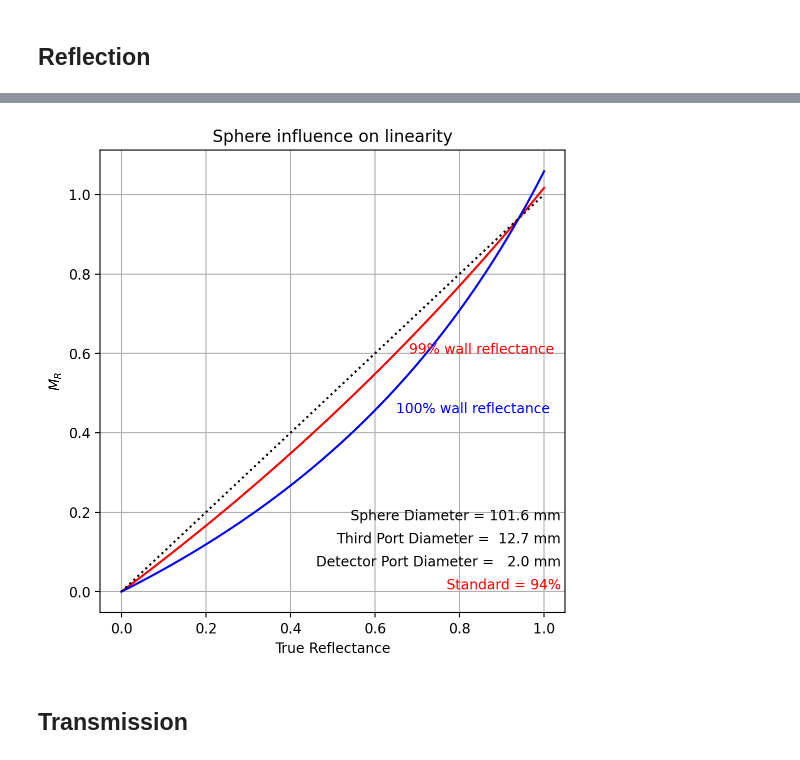
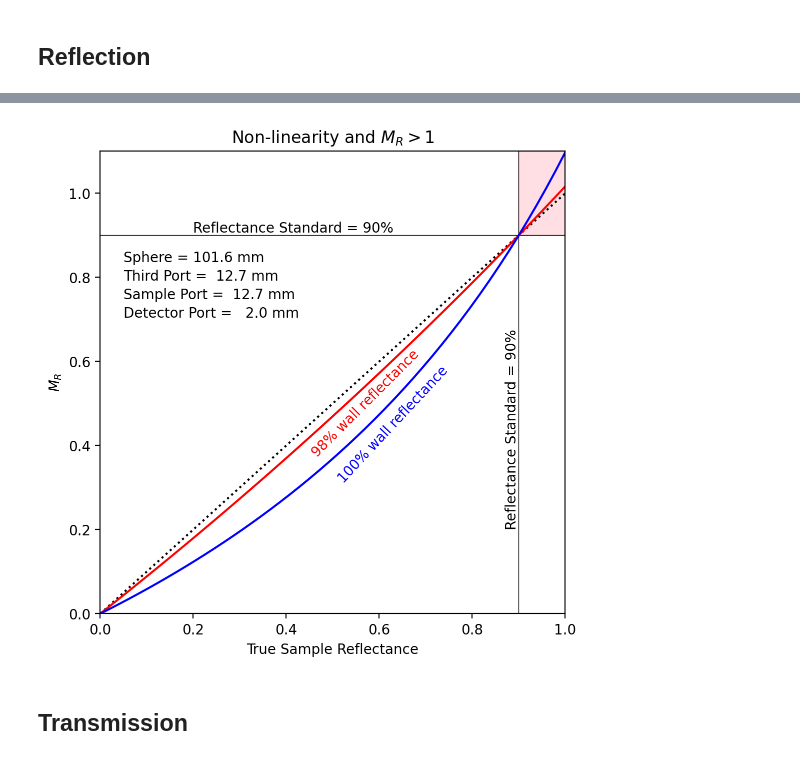
Before and after one commit to scottprahl/iadpython, a Jupyter notebook: docs/measurements.ipynb, the cells around one changed output, grey strips where cells are left out. Saved outputs shown, nothing was run; the diff lists cells and outputs as text; code cells hidden in the pictures.

```diff
--- a/docs/measurements.ipynb
+++ b/docs/measurements.ipynb
@@ -29,36 +42,41 @@ In this scenario, the baffle remains between the sample (or standard) and the de
 # %%
 r_sample = np.linspace(0.0,1,50)
 d_sphere = 25.4*4 #mm
 d_sample = 25.4/2
+d_third = 25.4/2
+d_detector = 2
+r_std = 0.9
 
-s = iadpython.Sphere(d_sphere, d_sample, d_third=25.4/2, d_detector=2)
-r_standard = 0.94
-s.r_std = r_standard
-s.r_third = r_standard
+s = iadpython.Sphere(d_sphere, d_sample, d_third=d_third, d_detector=d_detector, r_std=r_std)
+s.r_third = r_std
 
 plt.figure(figsize=(6,6))
-s.r_wall=0.99
-MR = s.MR(r_sample)
-plt.plot(r_sample, MR, color='red')
-plt.text(0.68,0.60,'%g%% wall reflectance'%(100*s.r_wall), color='red', ha='left')
+plt.plot([0,1], [0,1], 'k:')
+plt.axvline(r_std, color='black', lw=0.5)
+plt.axhline(r_std, color='black', lw=0.5)
+plt.axhspan(0.9, 1.1, 0.9, 1.1, color='pink', alpha=0.5)
+
+s.r_wall=0.98
+plt.plot(r_sample, s.MR(r_sample), color='red')
+plt.text(0.57,0.5,'%g%% wall reflectance'%(100*s.r_wall), color='red', ha='center', va='center', rotation=45)
 
 s.r_wall=1.00
-MR = s.MR(r_sample)
-plt.plot(r_sample, MR, color='blue')
-plt.text(0.65,0.45,'%g%% wall reflectance'%(100*s.r_wall), color='blue', ha='left')
+plt.plot(r_sample, s.MR(r_sample), color='blue')
+plt.text(0.63,0.45,'%g%% wall reflectance'%(100*s.r_wall), color='blue', ha='center', va='center', rotation=47)
 
-plt.plot([0,1],[0,1],':k')
-
-plt.xlabel('True Reflectance')
+plt.xlabel('True Sample Reflectance')
 plt.ylabel('$M_R$')
-plt.title('Sphere influence on linearity')
-plt.text(1,0.20,"Sphere Diameter = %5.1f mm "%s.d, ha='right', transform=plt.gca().transAxes)
-plt.text(1,0.15,"Third Port Diameter = %5.1f mm "%(s.third.d), ha='right',transform=plt.gca().transAxes)
-plt.text(1,0.10,"Detector Port Diameter = %5.1f mm "%(s.detector.d), ha='right',transform=plt.gca().transAxes)
-plt.text(1,0.05,"Standard = %g%% "%(100*r_standard), ha='right',transform=plt.gca().transAxes,color='red')
-plt.grid()
+plt.title('Non-linearity and $M_R>1$')
+plt.text(0.05,0.76,"Sphere = %5.1f mm "%s.d, ha='left', transform=plt.gca().transAxes)
+plt.text(0.05,0.72,"Third Port = %5.1f mm "%(s.third.d), ha='left',transform=plt.gca().transAxes)
+plt.text(0.05,0.64,"Detector Port = %5.1f mm "%(s.detector.d), ha='left',transform=plt.gca().transAxes)
+plt.text(0.05,0.68,"Sample Port = %5.1f mm "%(s.sample.d), ha='left',transform=plt.gca().transAxes)
+plt.text(0.2,r_std,"Reflectance Standard = %g%% "%(100*r_std), va='bottom', color='black')
+plt.text(r_std-0.03,0.2,"Reflectance Standard = %g%% "%(100*r_std), va='bottom', color='black', rotation=90)
+plt.xlim(0,1.0)
+plt.ylim(0,1.1)
 plt.show()
 # %% [output]
-[figure, old version]
+[figure, new version]
 # %% [markdown]
 ## Transmission
```
Also changed, not shown: parts of 15 cells of this notebook.
